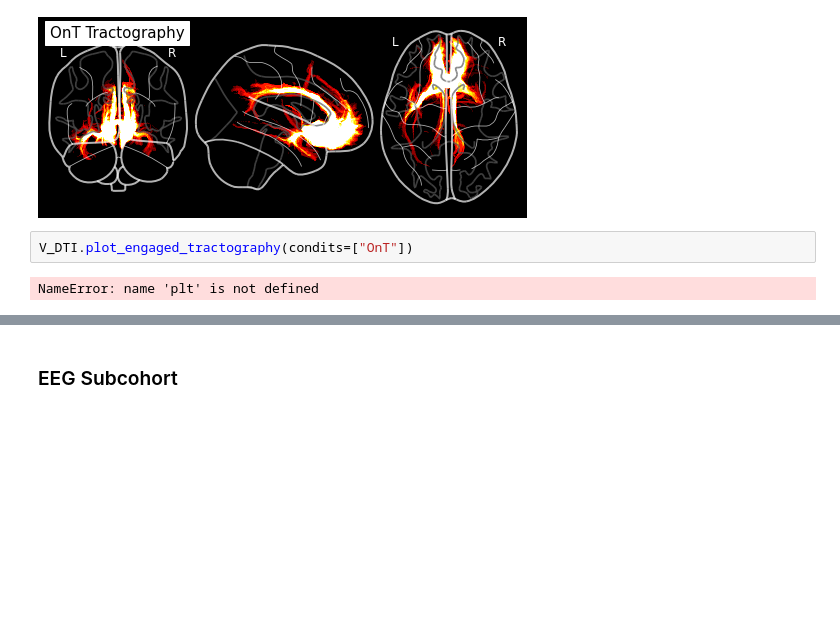
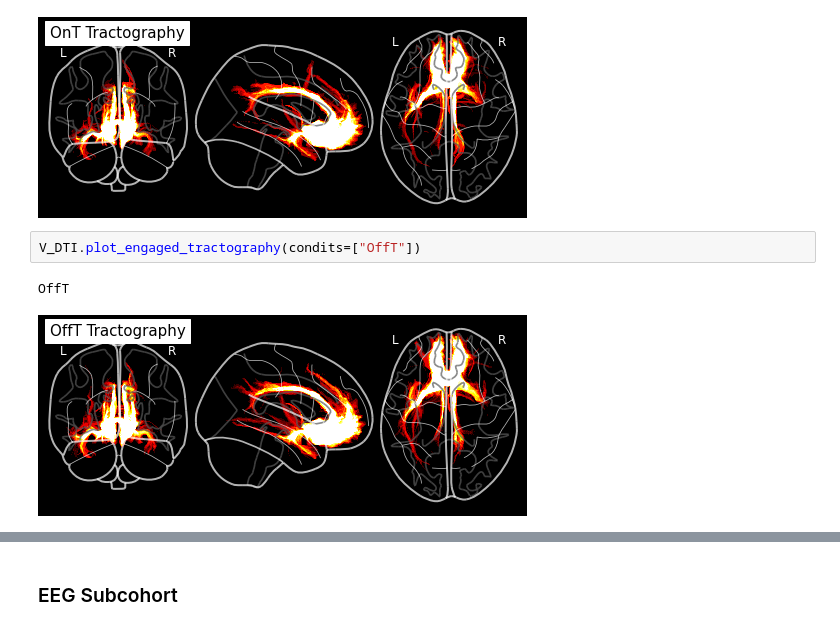
Before and after one commit to virati/cortical_signatures, a Jupyter notebook: notebooks/support_model/targeting_vs.ipynb, the cells around one changed output, grey strips where cells are left out. Drawn from its saved outputs; the diff is of its cells as text; blank space fills up the shorter version.

```diff
--- a/notebooks/support_model/targeting_vs.ipynb
+++ b/notebooks/support_model/targeting_vs.ipynb
@@ -29,6 +29,7 @@ V_DTI.plot_engaged_tractography(condits=["OnT"])
 OnT
 [figure]
 # %%
-V_DTI.plot_engaged_tractography(condits=["OnT"])
+V_DTI.plot_engaged_tractography(condits=["OffT"])
 # %% [output]
-NameError: name 'plt' is not defined
+OffT
+[figure, added]
```
Also changed, not shown: parts of 1 cell of this notebook.
